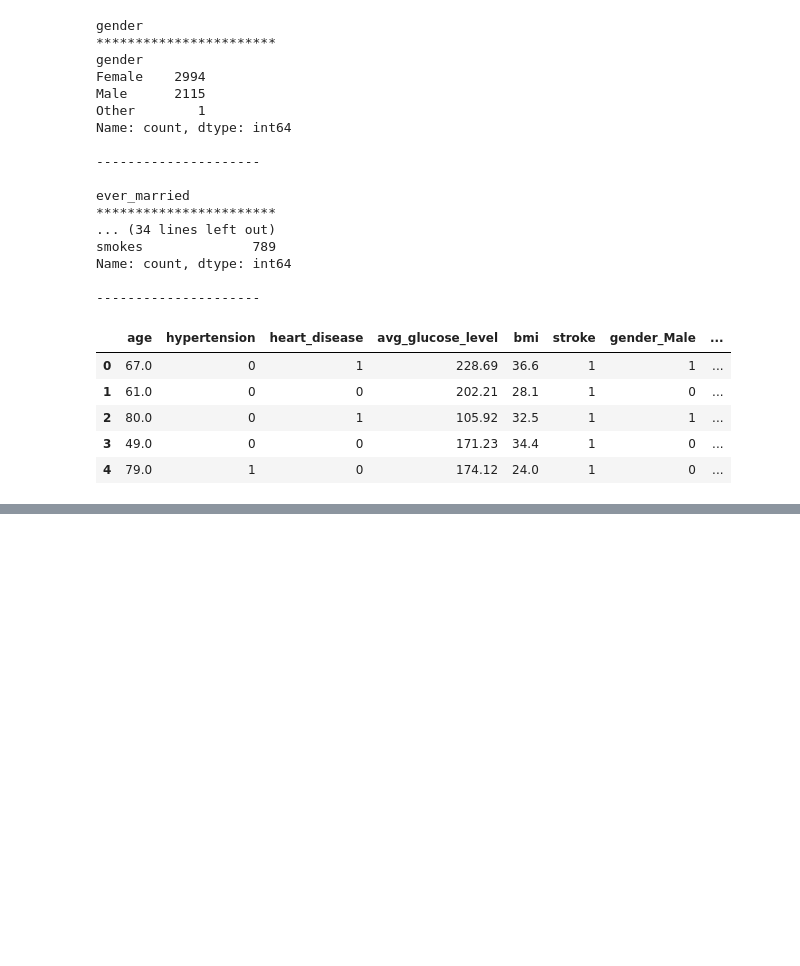
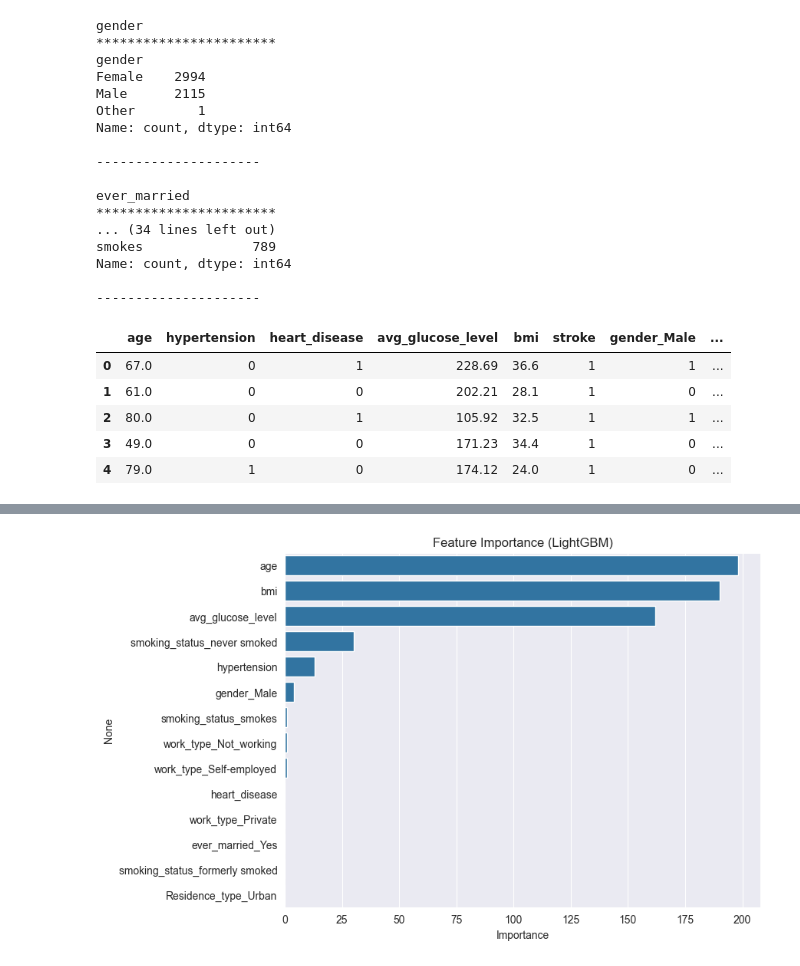
Before and after one commit to MuhammedPekdemir/machine-learning-practice, a Jupyter notebook: strokePrediction.ipynb, the cells around one changed output, grey strips where cells are left out. Drawn from its saved outputs; the diff is of its cells as text; code cells hidden in the pictures; blank space fills up the shorter version.

```diff
--- a/strokePrediction.ipynb
+++ b/strokePrediction.ipynb
@@ -216,0 +302,7 @@ df.head()
+# %%
+ratio = (y_train == 0).sum() / (y_train == 1).sum()
+# %%
+boost_models = {
+    "XGBoost": XGBClassifier(scale_pos_weight=ratio, random_state=28),
+    "LightGBM": LGBMClassifier(scale_pos_weight=ratio, random_state=28, verbose=-1),
+}
@@ -216,0 +370,16 @@ df.head()
+# %%
+params = \
+{
+    "num_leaves": [4, 7, 15],
+    "max_depth": [2, 3, 4],
+    "learning_rate": [0.01, 0.05, 0.1],
+    "n_estimators": [100, 200, 300],
+}
+
+cv = StratifiedKFold(n_splits=5, shuffle=True, random_state=28)
+
+grid = GridSearchCV(LGBMClassifier(scale_pos_weight=ratio, random_state=28, verbose=-1),params, scoring="f1", cv=cv, n_jobs=-1)
+grid.fit(X_train, y_train)
+
+print("Best Params: \n", grid.best_params_)
+print("\nCv F1:\n", grid.best_score_)
@@ -216,0 +392,3 @@ df.head()
+# %%
+best = grid.best_estimator_
+print(classification_report(y_test, best.predict(X_test)))
@@ -216,0 +404,10 @@ df.head()
+# %%
+featureImp = pd.Series(best.feature_importances_, index=X.columns).sort_values(ascending=False)
+
+plt.figure(figsize=(8, 6))
+sns.barplot(x=featureImp.values, y=featureImp.index)
+plt.title("Feature Importance (LightGBM)")
+plt.xlabel("Importance")
+plt.show()
+# %% [output]
+[figure, added]
```
Also changed, not shown: parts of 21 cells of this notebook.
